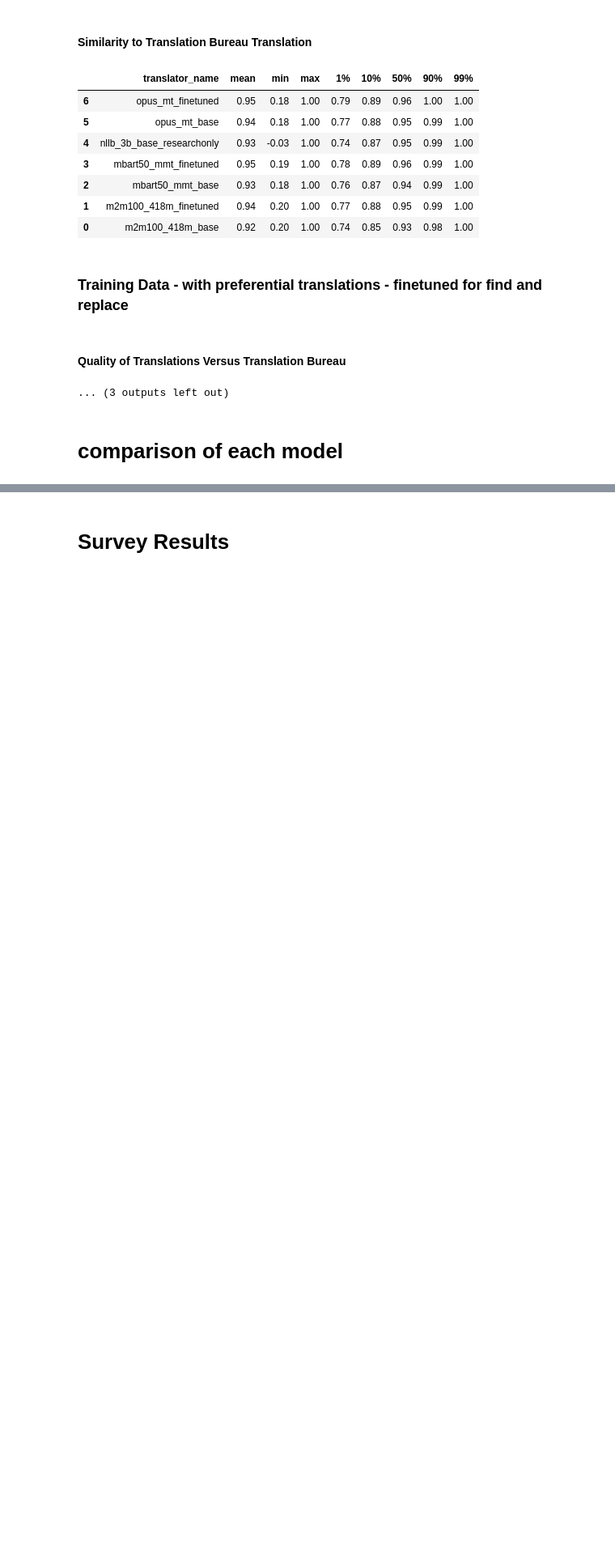
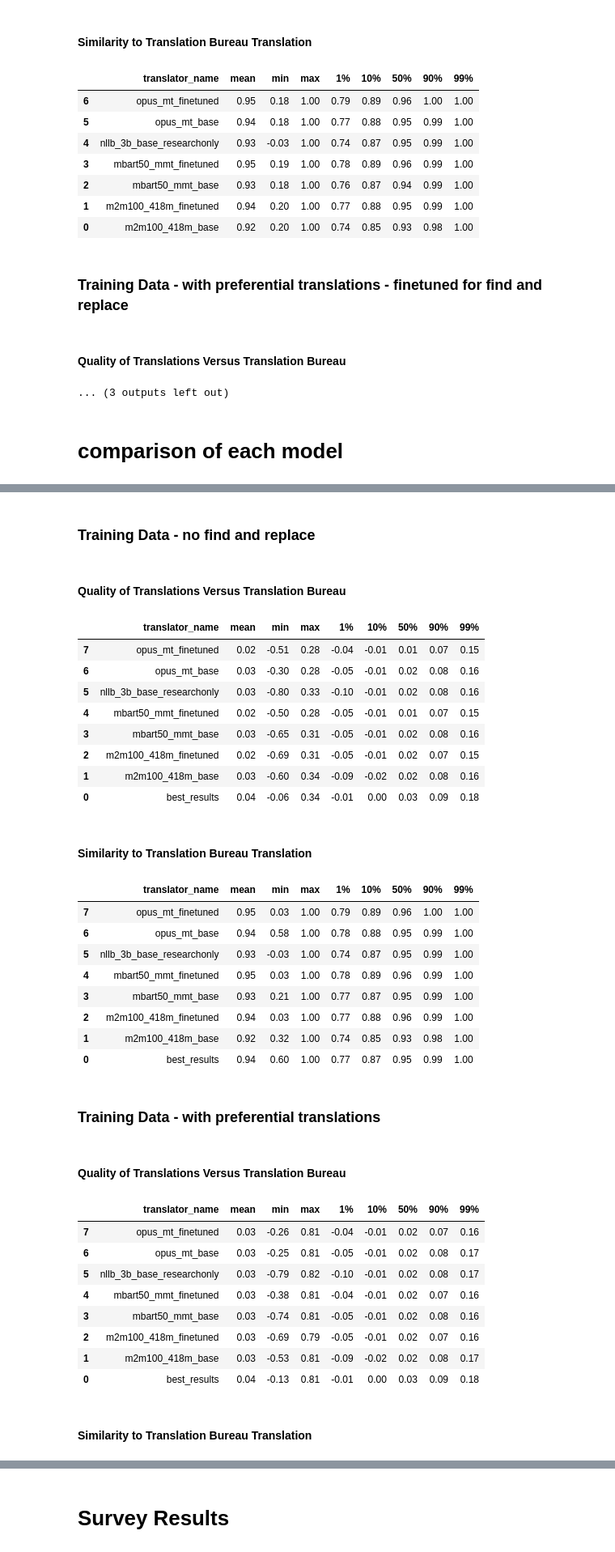
Before and after one commit to KevinCarr42/CSAS-Translations, a Jupyter notebook: evaluate_translations.ipynb, the cells around one changed output, grey strips where cells are left out. Shown: that part at 81% size. Saved outputs shown, nothing was run; the diff lists cells and outputs as text; code cells hidden in the pictures; blank space fills up the shorter version.

```diff
--- a/evaluate_translations.ipynb
+++ b/evaluate_translations.ipynb
@@ -285,0 +391,38 @@ Difference in Quality Versus Translation Bureau
+# %%
+display_stats(df_train_no_rules, heading="\nTraining Data - no find and replace\n")
+display_stats(df_train_rules, heading="\nTraining Data - with preferential translations\n")
+display_stats(df_train_rules_v2, heading="\nTraining Data - with preferential translations - finetuned for find and replace\n")
+# %% [output]
+Training Data - no find and replace
+Quality of Translations Versus Translation Bureau
+|  | translator_name | mean | min | max | 1% | 10% | 50% | 90% | 99% |
+| 7 | opus_mt_finetuned | 0.02 | -0.51 | 0.28 | -0.04 | -0.01 | 0.01 | 0.07 | 0.15 |
+| 6 | opus_mt_base | 0.03 | -0.30 | 0.28 | -0.05 | -0.01 | 0.02 | 0.08 | 0.16 |
+| 5 | nllb_3b_base_researchonly | 0.03 | -0.80 | 0.33 | -0.10 | -0.01 | 0.02 | 0.08 | 0.16 |
+| 4 | mbart50_mmt_finetuned | 0.02 | -0.50 | 0.28 | -0.05 | -0.01 | 0.01 | 0.07 | 0.15 |
+| 3 | mbart50_mmt_base | 0.03 | -0.65 | 0.31 | -0.05 | -0.01 | 0.02 | 0.08 | 0.16 |
+| 2 | m2m100_418m_finetuned | 0.02 | -0.69 | 0.31 | -0.05 | -0.01 | 0.02 | 0.07 | 0.15 |
+| 1 | m2m100_418m_base | 0.03 | -0.60 | 0.34 | -0.09 | -0.02 | 0.02 | 0.08 | 0.16 |
+| 0 | best_results | 0.04 | -0.06 | 0.34 | -0.01 | 0.00 | 0.03 | 0.09 | 0.18 |
+Similarity to Translation Bureau Translation
+|  | translator_name | mean | min | max | 1% | 10% | 50% | 90% | 99% |
+| 7 | opus_mt_finetuned | 0.95 | 0.03 | 1.00 | 0.79 | 0.89 | 0.96 | 1.00 | 1.00 |
+| 6 | opus_mt_base | 0.94 | 0.58 | 1.00 | 0.78 | 0.88 | 0.95 | 0.99 | 1.00 |
+| 5 | nllb_3b_base_researchonly | 0.93 | -0.03 | 1.00 | 0.74 | 0.87 | 0.95 | 0.99 | 1.00 |
+| 4 | mbart50_mmt_finetuned | 0.95 | 0.03 | 1.00 | 0.78 | 0.89 | 0.96 | 0.99 | 1.00 |
+| 3 | mbart50_mmt_base | 0.93 | 0.21 | 1.00 | 0.77 | 0.87 | 0.95 | 0.99 | 1.00 |
+| 2 | m2m100_418m_finetuned | 0.94 | 0.03 | 1.00 | 0.77 | 0.88 | 0.96 | 0.99 | 1.00 |
+| 1 | m2m100_418m_base | 0.92 | 0.32 | 1.00 | 0.74 | 0.85 | 0.93 | 0.98 | 1.00 |
+| 0 | best_results | 0.94 | 0.60 | 1.00 | 0.77 | 0.87 | 0.95 | 0.99 | 1.00 |
+Training Data - with preferential translations
+Quality of Translations Versus Translation Bureau
+|  | translator_name | mean | min | max | 1% | 10% | 50% | 90% | 99% |
+| 7 | opus_mt_finetuned | 0.03 | -0.26 | 0.81 | -0.04 | -0.01 | 0.02 | 0.07 | 0.16 |
+| 6 | opus_mt_base | 0.03 | -0.25 | 0.81 | -0.05 | -0.01 | 0.02 | 0.08 | 0.17 |
+| 5 | nllb_3b_base_researchonly | 0.03 | -0.79 | 0.82 | -0.10 | -0.01 | 0.02 | 0.08 | 0.17 |
+| 4 | mbart50_mmt_finetuned | 0.03 | -0.38 | 0.81 | -0.04 | -0.01 | 0.02 | 0.07 | 0.16 |
+| 3 | mbart50_mmt_base | 0.03 | -0.74 | 0.81 | -0.05 | -0.01 | 0.02 | 0.08 | 0.16 |
+| 2 | m2m100_418m_finetuned | 0.03 | -0.69 | 0.79 | -0.05 | -0.01 | 0.02 | 0.07 | 0.16 |
+| 1 | m2m100_418m_base | 0.03 | -0.53 | 0.81 | -0.09 | -0.02 | 0.02 | 0.08 | 0.17 |
+| 0 | best_results | 0.04 | -0.13 | 0.81 | -0.01 | 0.00 | 0.03 | 0.09 | 0.18 |
+Similarity to Translation Bureau Translation
```
Also changed, not shown: parts of 11 cells of this notebook.
